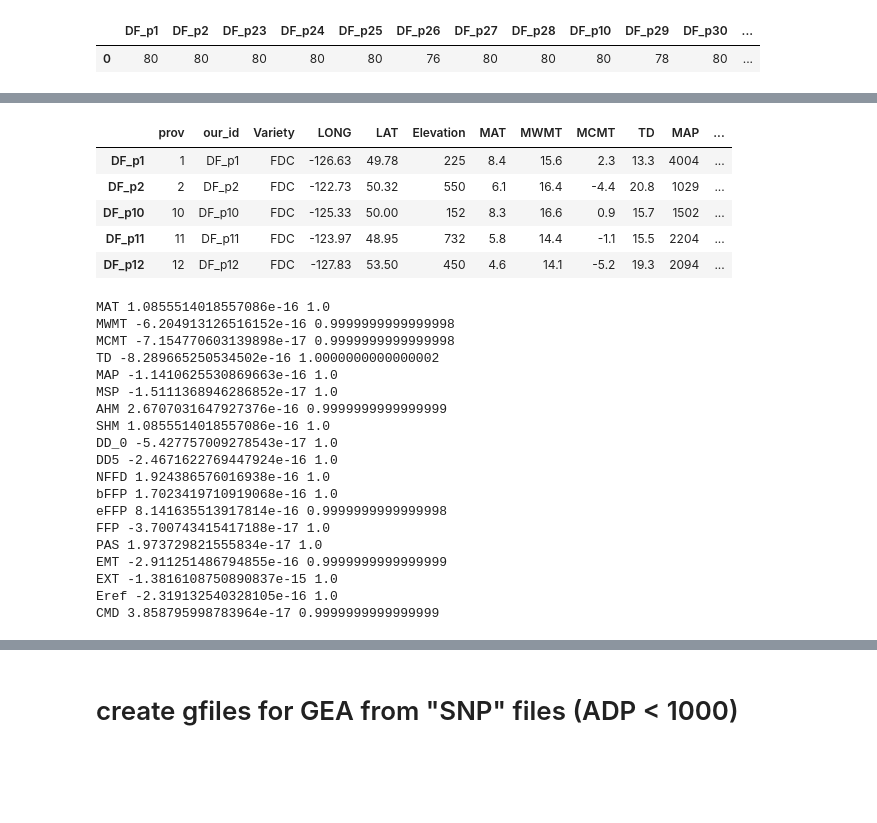
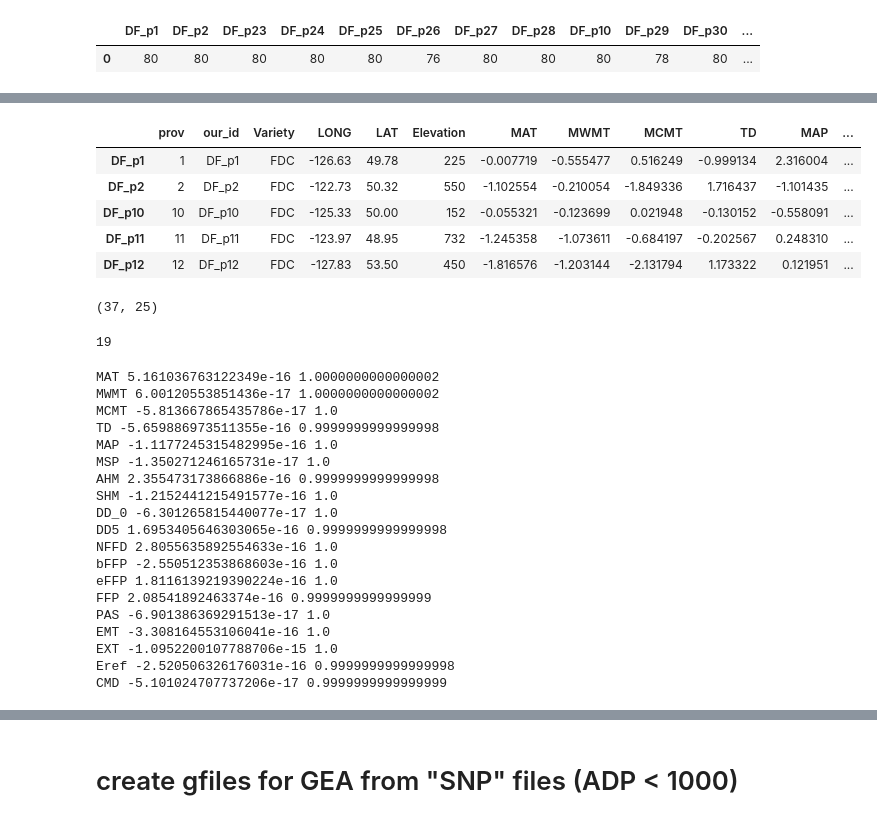
Before and after one commit to brandonlind/doug_fir_mapping_pops_analyses, a Jupyter notebook: 002_01_DF_pooled_GEA_coastal_kickoff.ipynb, the cells around one changed output, grey strips where cells are left out. Saved outputs shown, nothing was run; the diff lists cells and outputs as text; code cells hidden in the pictures; blank space fills up the shorter version.

```diff
--- a/002_01_DF_pooled_GEA_coastal_kickoff.ipynb
+++ b/002_01_DF_pooled_GEA_coastal_kickoff.ipynb
@@ -1082,43 +1131,50 @@ ncol(poolsizefile)
 # %%
-envdata = pd.read_table('/data/projects/pool_seq/environemental_data/df_raw_env-19variables.txt')
+# load center/standardized environmental data
+envdata = pd.read_table('/data/projects/pool_seq/environemental_data/df_coastal-naturalpops_std_env-19variables.txt')
 envdata.index = envdata['our_id'].tolist()
 envdata = envdata[envdata.index.isin(poolsizefile.columns)]
 envdata.head()
 # %% [output]
 |  | prov | our_id | Variety | LONG | LAT | Elevation | MAT | MWMT | MCMT | TD | MAP | ... |
-| DF_p1 | 1 | DF_p1 | FDC | -126.63 | 49.78 | 225 | 8.4 | 15.6 | 2.3 | 13.3 | 4004 | ... |
-| DF_p2 | 2 | DF_p2 | FDC | -122.73 | 50.32 | 550 | 6.1 | 16.4 | -4.4 | 20.8 | 1029 | ... |
-| DF_p10 | 10 | DF_p10 | FDC | -125.33 | 50.00 | 152 | 8.3 | 16.6 | 0.9 | 15.7 | 1502 | ... |
-| DF_p11 | 11 | DF_p11 | FDC | -123.97 | 48.95 | 732 | 5.8 | 14.4 | -1.1 | 15.5 | 2204 | ... |
-| DF_p12 | 12 | DF_p12 | FDC | -127.83 | 53.50 | 450 | 4.6 | 14.1 | -5.2 | 19.3 | 2094 | ... |
+| DF_p1 | 1 | DF_p1 | FDC | -126.63 | 49.78 | 225 | -0.007719 | -0.555477 | 0.516249 | -0.999134 | 2.316004 | ... |
+| DF_p2 | 2 | DF_p2 | FDC | -122.73 | 50.32 | 550 | -1.102554 | -0.210054 | -1.849336 | 1.716437 | -1.101435 | ... |
+| DF_p10 | 10 | DF_p10 | FDC | -125.33 | 50.00 | 152 | -0.055321 | -0.123699 | 0.021948 | -0.130152 | -0.558091 | ... |
+| DF_p11 | 11 | DF_p11 | FDC | -123.97 | 48.95 | 732 | -1.245358 | -1.073611 | -0.684197 | -0.202567 | 0.248310 | ... |
+| DF_p12 | 12 | DF_p12 | FDC | -127.83 | 53.50 | 450 | -1.816576 | -1.203144 | -2.131794 | 1.173322 | 0.121951 | ... |
+# %%
+# check for 37 rows
+envdata.shape
+# %% [output]
+(37, 25)
+# %%
+# expecting 19 env variables
+len(list(envdata.columns)[6:])
+# %% [output]
+19
 # %%
-# center/standardize
+# triple check centered/standardized
 for env in list(envdata.columns)[6:]:
-    mn = np.mean(envdata[env])
-    std = np.std(envdata[env])
-    for pop in envdata.index:
-        envdata.loc[pop, env] = (envdata.loc[pop, env] - mn) / std
     print(env, np.mean(envdata[env]), np.std(envdata[env]))
 # %% [output]
-MAT 1.0855514018557086e-16 1.0
-MWMT -6.204913126516152e-16 0.9999999999999998
-MCMT -7.154770603139898e-17 0.9999999999999998
-TD -8.289665250534502e-16 1.0000000000000002
-MAP -1.1410625530869663e-16 1.0
-MSP -1.5111368946286852e-17 1.0
-AHM 2.6707031647927376e-16 0.9999999999999999
-SHM 1.0855514018557086e-16 1.0
-DD_0 -5.427757009278543e-17 1.0
-DD5 -2.4671622769447924e-16 1.0
-NFFD 1.924386576016938e-16 1.0
-bFFP 1.7023419710919068e-16 1.0
-eFFP 8.141635513917814e-16 0.9999999999999998
-FFP -3.700743415417188e-17 1.0
-PAS 1.973729821555834e-17 1.0
-EMT -2.911251486794855e-16 0.9999999999999999
-EXT -1.3816108750890837e-15 1.0
-Eref -2.319132540328105e-16 1.0
-CMD 3.858795998783964e-17 0.9999999999999999
+MAT 5.161036763122349e-16 1.0000000000000002
+MWMT 6.00120553851436e-17 1.0000000000000002
+MCMT -5.813667865435786e-17 1.0
+TD -5.659886973511355e-16 0.9999999999999998
+MAP -1.1177245315482995e-16 1.0
+MSP -1.350271246165731e-17 1.0
+AHM 2.355473173866886e-16 0.9999999999999998
+SHM -1.2152441215491577e-16 1.0
+DD_0 -6.301265815440077e-17 1.0
+DD5 1.6953405646303065e-16 0.9999999999999998
+NFFD 2.8055635892554633e-16 1.0
+bFFP -2.550512353868603e-16 1.0
+eFFP 1.8116139219390224e-16 1.0
+FFP 2.08541892463374e-16 0.9999999999999999
+PAS -6.901386369291513e-17 1.0
+EMT -3.308164553106041e-16 1.0
+EXT -1.0952200107788706e-15 1.0
+Eref -2.520506326176031e-16 0.9999999999999998
+CMD -5.101024707737206e-17 0.9999999999999999
 # %%
 # convert jp envdata to efile, making sure to order pops in same order as other files
 efile = envdata.loc[poolsizefile.columns.tolist(), list(envdata.columns)[6:]]
```
Also changed, not shown: parts of 174 cells of this notebook.
